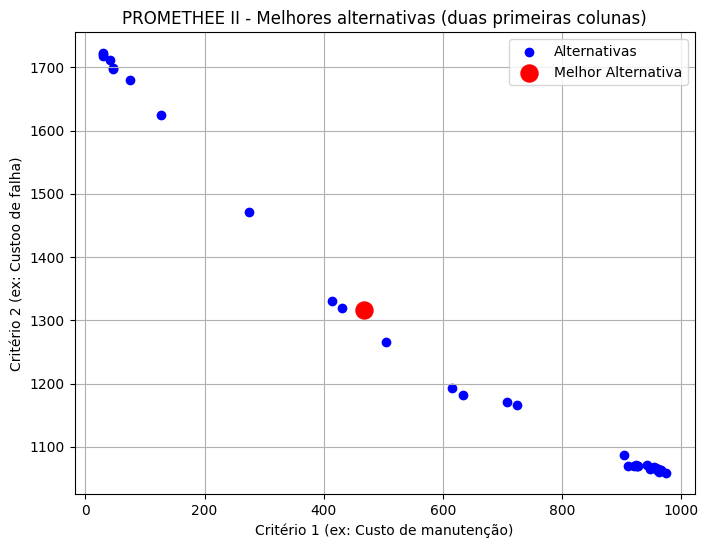
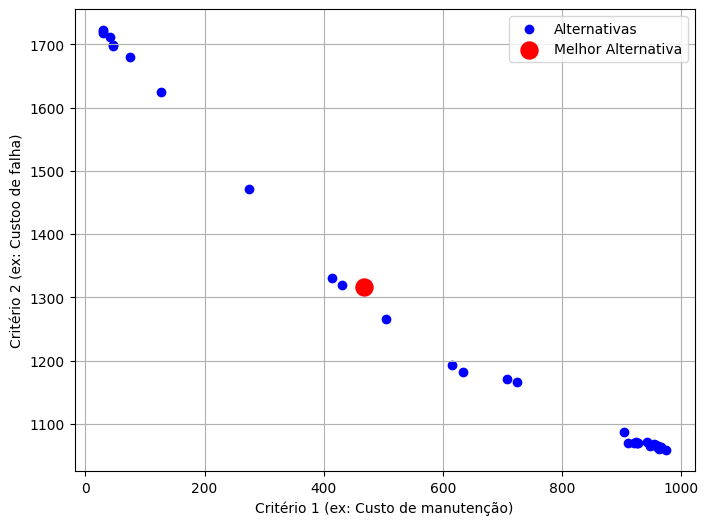
Unified diff of the notebook cell whose output changed from the first chart to the second:
--- before
+++ after
@@ -48,5 +48,5 @@
 # Exemplo com seus dados
 
-weights = np.array([0.40, 0.35,0.15,0.1])
+weights = np.array([0.35, 0.40,0.10,0.15])
 maximize = np.array([False, False, False, True])
 
@@ -70,5 +70,5 @@
 plt.xlabel('Critério 1 (ex: Custo de manutenção)')
 plt.ylabel('Critério 2 (ex: Custoo de falha)')
-plt.title('PROMETHEE II - Melhores alternativas (duas primeiras colunas)')
+# plt.title('PROMETHEE II - Melhores alternativas (duas primeiras colunas)')
 plt.legend()
 plt.grid(True)

Commit: alteracao